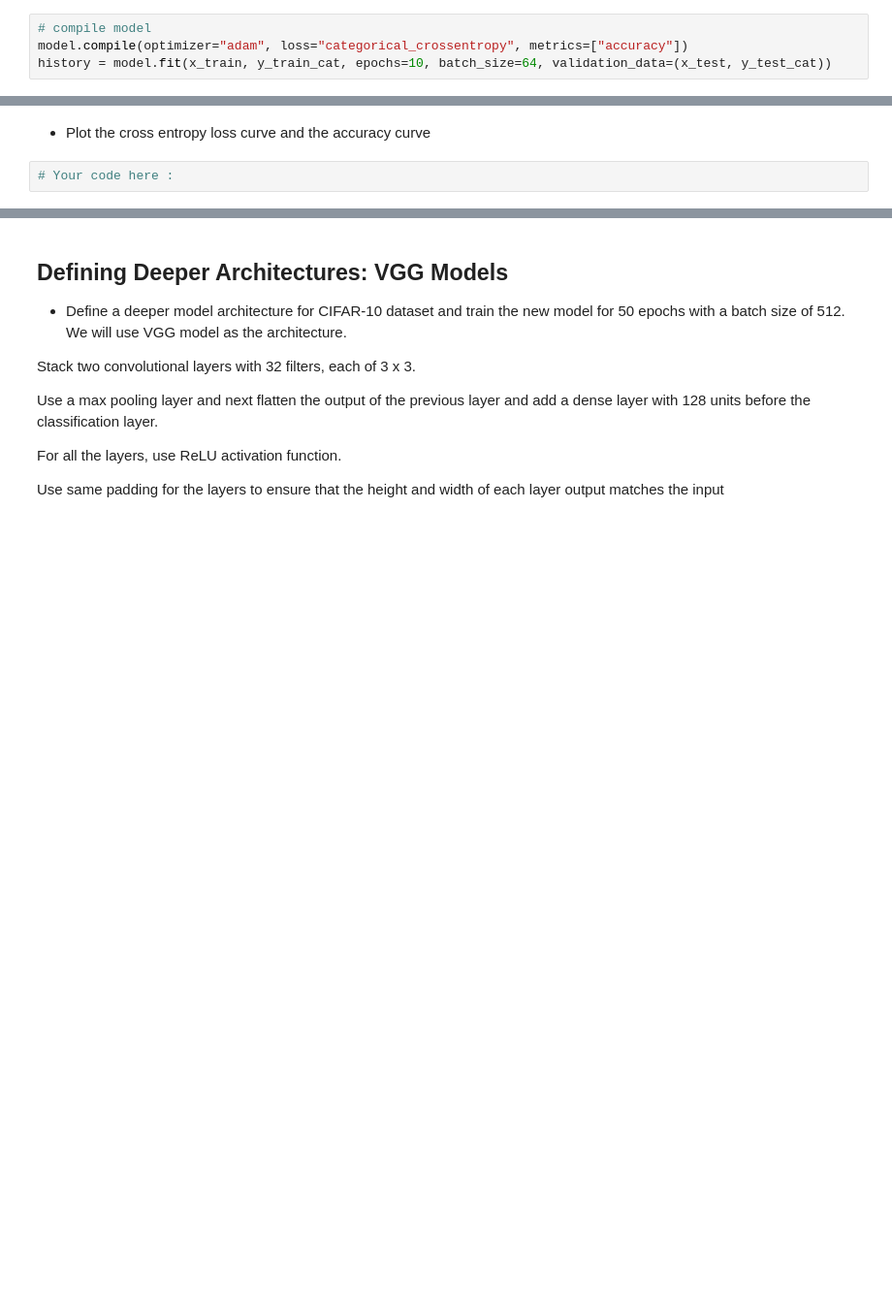
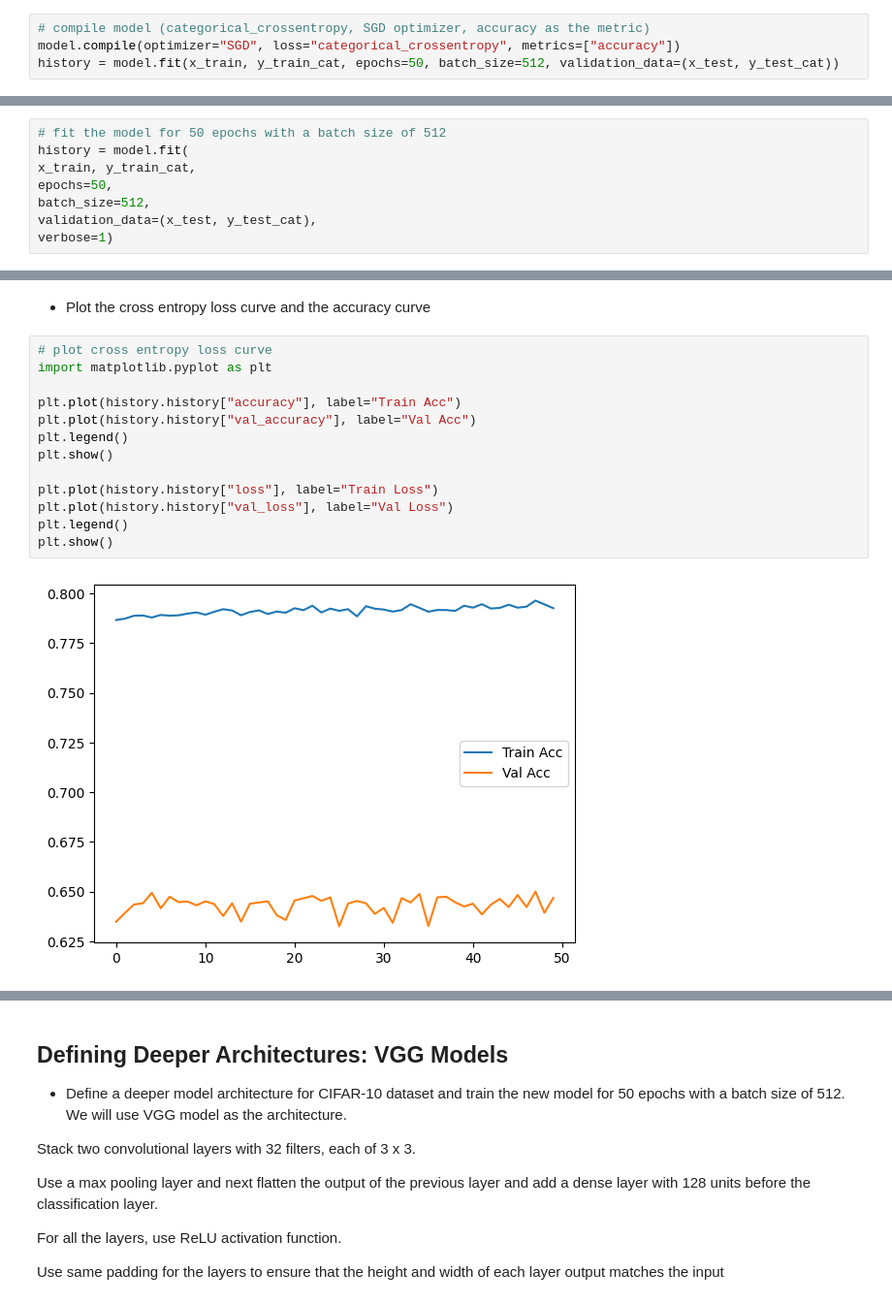
Before and after one commit to kr5red/lab-image-classification-using-convolutional-neural-networks, a Jupyter notebook: main.ipynb, the cells around one changed output, grey strips where cells are left out. Shown at 97% size. Cells and saved outputs as stored; diff of their text form; blank space fills up the shorter version.

```diff
--- a/main.ipynb
+++ b/main.ipynb
@@ -143,7 +143,7 @@ model.add(Dense(10, activation="softmax"))
 *   Compile the model using categorical_crossentropy loss, SGD optimizer and use 'accuracy' as the metric.
 *   Use the above defined model to train CIFAR-10 and train the model for 50 epochs with a batch size of 512.
 # %%
-# compile model
-model.compile(optimizer="adam", loss="categorical_crossentropy", metrics=["accuracy"])
-history = model.fit(x_train, y_train_cat, epochs=10, batch_size=64, validation_data=(x_test, y_test_cat))
+# compile model (categorical_crossentropy, SGD optimizer, accuracy as the metric)
+model.compile(optimizer="SGD", loss="categorical_crossentropy", metrics=["accuracy"])
+history = model.fit(x_train, y_train_cat, epochs=50, batch_size=512, validation_data=(x_test, y_test_cat))
 # %% [output]
@@ -171,0 +167,8 @@ Epoch 10/10
+# %%
+# fit the model for 50 epochs with a batch size of 512
+history = model.fit(
+x_train, y_train_cat,
+epochs=50,
+batch_size=512,
+validation_data=(x_test, y_test_cat),
+verbose=1)
@@ -172,4 +193,17 @@ Epoch 10/10
 # %% [markdown]
 *   Plot the cross entropy loss curve and the accuracy curve
-# %%
-# Your code here :
+# %%
+# plot cross entropy loss curve
+import matplotlib.pyplot as plt
+
+plt.plot(history.history["accuracy"], label="Train Acc")
+plt.plot(history.history["val_accuracy"], label="Val Acc")
+plt.legend()
+plt.show()
+
+plt.plot(history.history["loss"], label="Train Loss")
+plt.plot(history.history["val_loss"], label="Val Loss")
+plt.legend()
+plt.show()
+# %% [output]
+[figure, added]
```
Also changed, not shown: parts of 24 cells of this notebook.
